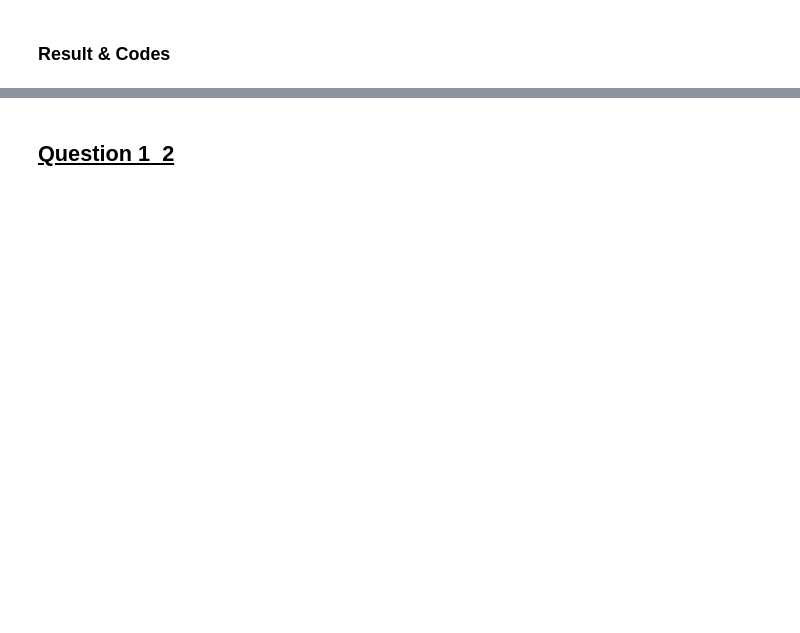
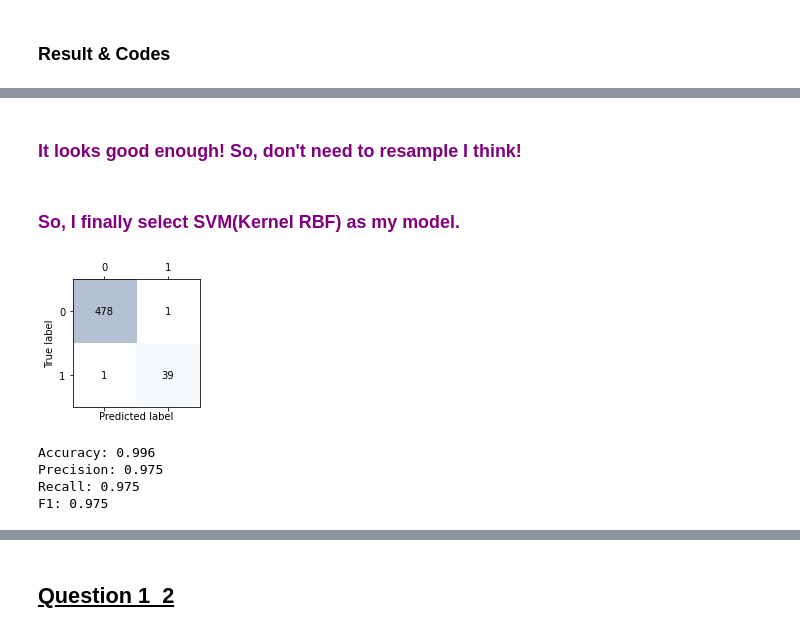
Before and after one commit to Jack24658735/Introduction-to-Machine-Learning, a Jupyter notebook: HW4/HW4.ipynb, the cells around one changed output, grey strips where cells are left out. Cells and saved outputs as stored; diff of their text form; code cells hidden in the pictures; blank space fills up the shorter version.

```diff
--- a/HW4/HW4.ipynb
+++ b/HW4/HW4.ipynb
@@ -761,8 +34,0 @@ CV accuracy: 0.988 +/- 0.009
-# %%
-clf = gs.best_estimator_
-
-# clf.fit(X_train, y_train)
-# note that we do not need to refit the classifier
-# because this is done automatically via refit=True.
-
-print('Test accuracy: %.3f' % clf.score(X_test, y_test))
@@ -1232,0 +163,7 @@ print(f'Final Value of n neighbors: {Final_knn_n}, Final Accuracy: {Final_knn_ac
+# %%
+X_train, X_test, y_train, y_test =\
+    train_test_split(X, y,
+                     test_size=0.3,
+                     random_state=0,
+                     stratify=y)
+print('Data has been split well!')
@@ -1232,0 +411,39 @@ print(f'Final Value of n neighbors: {Final_knn_n}, Final Accuracy: {Final_knn_ac
+# %% [markdown]
+### <font color="purple">It looks good enough! So, don't need to resample I think!<font>
+# %% [markdown]
+### <font color="purple">So, I finally select SVM(Kernel RBF) as my model.<font>
+# %%
+from sklearn.metrics import confusion_matrix
+
+# Use svm as my algorithm with optimal hyperparameters
+clf_svm.fit(X_train, y_train)
+y_pred = clf_svm.predict(X_test)
+confmat = confusion_matrix(y_true=y_test, y_pred=y_pred)
+
+# plot confusion matrix
+fig, ax = plt.subplots(figsize=(2.5, 2.5))
+ax.matshow(confmat, cmap=plt.cm.Blues, alpha=0.3)
+for i in range(confmat.shape[0]):
+    for j in range(confmat.shape[1]):
+        ax.text(x=j, y=i, s=confmat[i, j], va='center', ha='center')
+
+plt.xlabel('Predicted label')
+plt.ylabel('True label')
+
+plt.tight_layout()
+#plt.savefig('images/06_09.png', dpi=300)
+plt.show()
+# %% [output]
+[figure, added]
+# %%
+from sklearn.metrics import precision_score, recall_score, f1_score, accuracy_score
+
+print('Accuracy: %.3f' % accuracy_score(y_true=y_test, y_pred=y_pred))
+print('Precision: %.3f' % precision_score(y_true=y_test, y_pred=y_pred))
+print('Recall: %.3f' % recall_score(y_true=y_test, y_pred=y_pred))
+print('F1: %.3f' % f1_score(y_true=y_test, y_pred=y_pred))
+# %% [output]
+Accuracy: 0.996
+Precision: 0.975
+Recall: 0.975
+F1: 0.975
```
Also changed, not shown: parts of 112 cells of this notebook.
